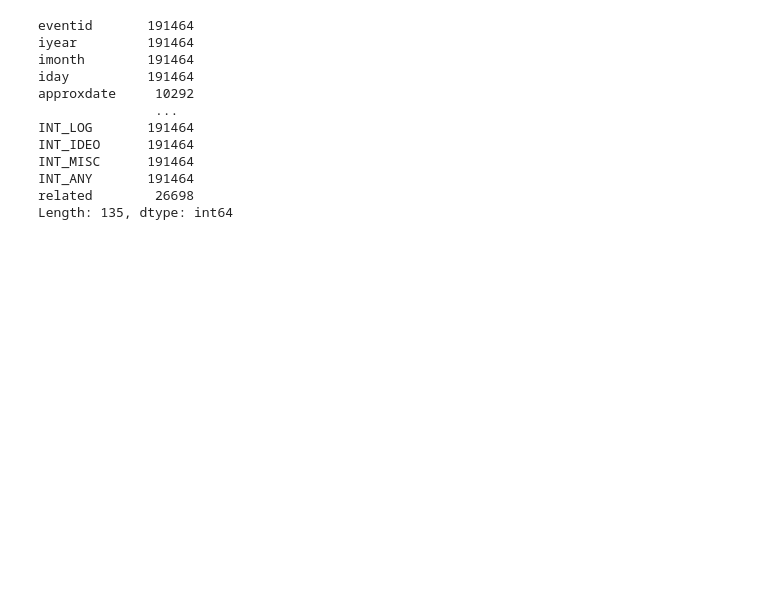
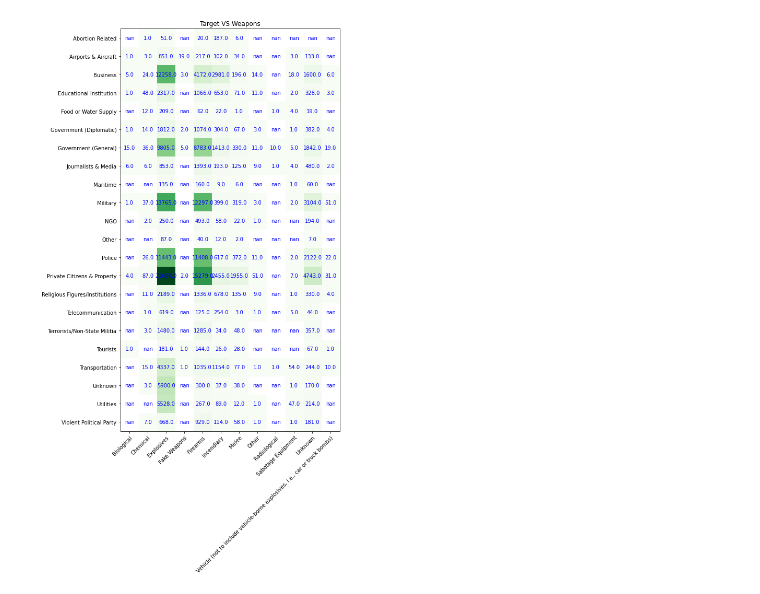
Before and after one commit to alex-hjk/CE4032-DataAnalyticsAndMining-2020, a Jupyter notebook: Alex/Alex_DataExploration_v1.ipynb, the cells around one changed output. Saved outputs shown, nothing was run; the diff lists cells and outputs as text; code cells hidden in the pictures; blank space fills up the shorter version.

```diff
--- a/Alex/Alex_DataExploration_v1.ipynb
+++ b/Alex/Alex_DataExploration_v1.ipynb
@@ -17,15 +14,44 @@ full_dataset.head()
-# %%
-full_dataset.count()
-# %% [output]
-eventid       191464
-iyear         191464
-imonth        191464
-iday          191464
-approxdate     10292
-               ...
-INT_LOG       191464
-INT_IDEO      191464
-INT_MISC      191464
-INT_ANY       191464
-related        26698
-Length: 135, dtype: int64
+# %%
+dataset = dataset[[
+    'eventid','suicide','attacktype1_txt','weaptype1_txt','targtype1_txt','gname','nperps',
+    'nkill','nwound','property','propextent','propvalue','region_txt'
+]]
+# %%
+weap_targ = dataset[['eventid','targtype1_txt','weaptype1_txt']]\
+.groupby(['targtype1_txt','weaptype1_txt'])['eventid']\
+.count()\
+.to_frame()\
+.reset_index()
+weap_targ = pd.pivot_table(weap_targ,values='eventid',index=['targtype1_txt'],columns=['weaptype1_txt'])
+# weap_targ
+# %%
+weapons = list(weap_targ.columns)
+targets = list(weap_targ.index)
+counts = weap_targ.values
+# counts
+# %%
+fig, ax = plt.subplots(figsize=(15,15))
+im = ax.imshow(counts, cmap="Greens")
+
+# We want to show all ticks...
+ax.set_xticks(np.arange(len(weapons)))
+ax.set_yticks(np.arange(len(targets)))
+# ... and label them with the respective list entries
+ax.set_xticklabels(weapons)
+ax.set_yticklabels(targets)
+
+# Rotate the tick labels and set their alignment.
+plt.setp(ax.get_xticklabels(), rotation=45, ha="right",
+         rotation_mode="anchor")
+
+# Loop over data dimensions and create text annotations.
+for i in range(len(targets)):
+    for j in range(len(weapons)):
+        text = ax.text(j, i, counts[i, j],
+                       ha="center", va="center", color="b")
+
+ax.set_title("Target VS Weapons")
+fig.tight_layout()
+plt.show()
+# %% [output]
+[figure, added]
```
Also changed, not shown: parts of 11 cells of this notebook, 1 other file.
